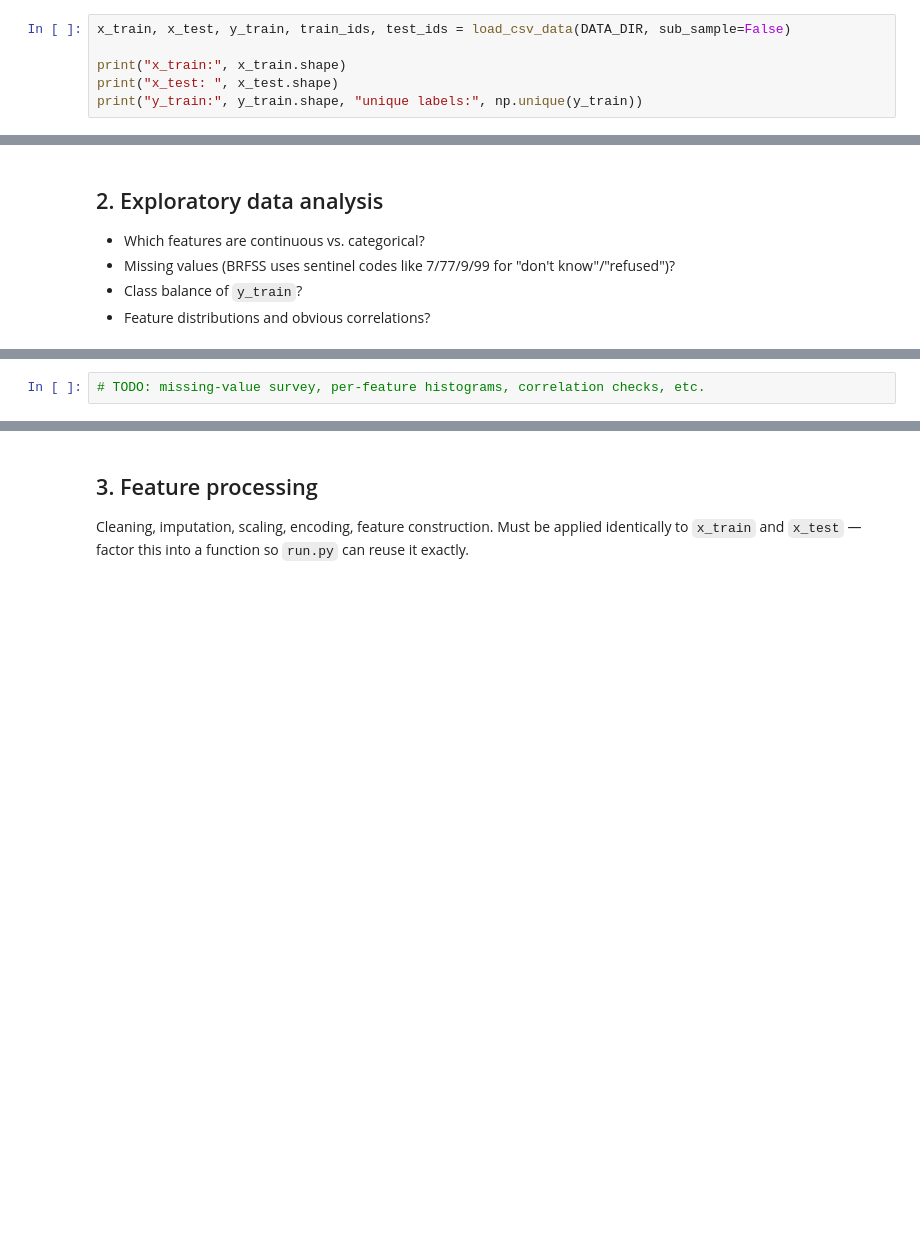
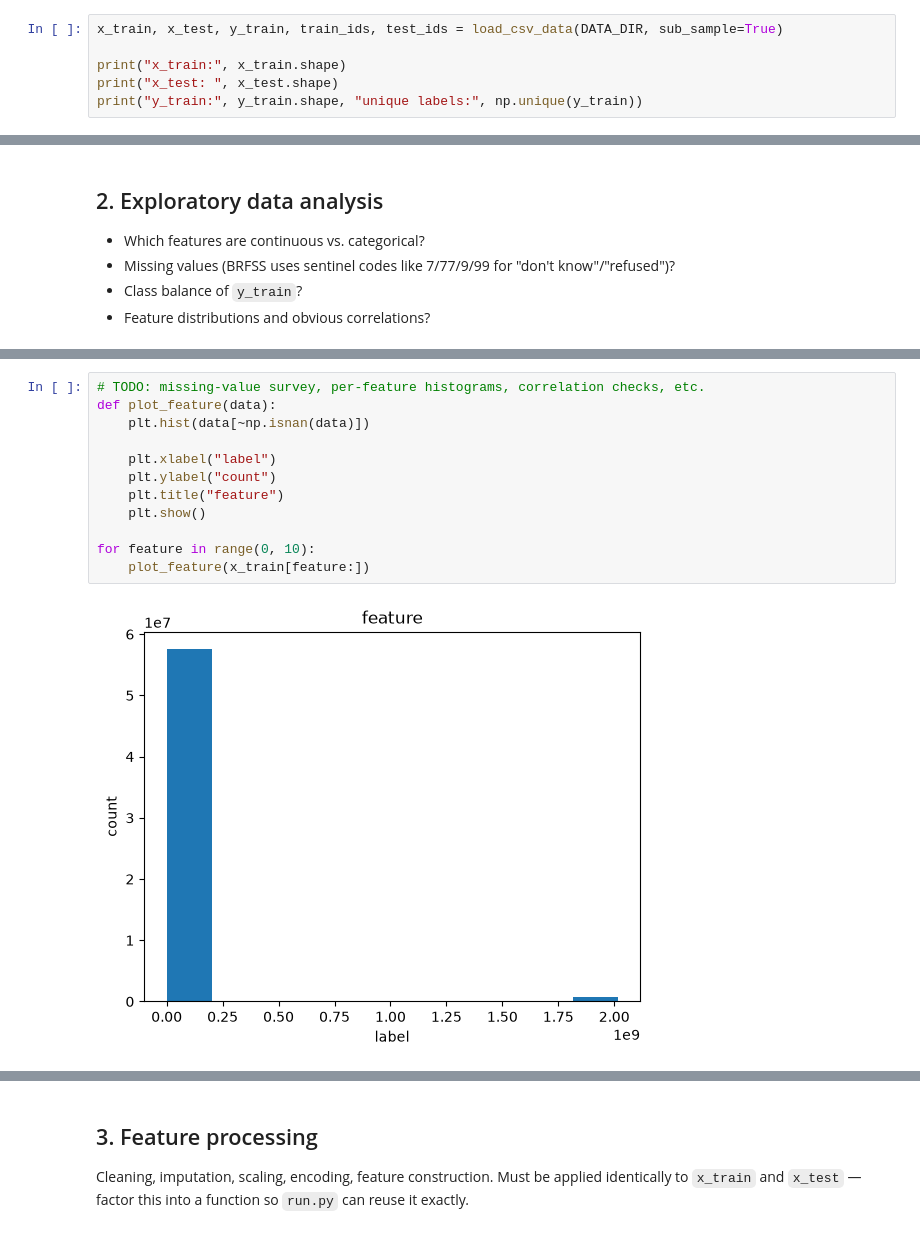
Before and after one commit to Frostweeds/EPFL_ML_Project1, a Jupyter notebook: notebooks/project1.ipynb, the cells around one changed output, grey strips where cells are left out. Saved outputs shown, nothing was run; the diff lists cells and outputs as text; blank space fills up the shorter version.

```diff
--- a/notebooks/project1.ipynb
+++ b/notebooks/project1.ipynb
@@ -27,7 +27,7 @@ np.random.seed(1)
 
 Requires `x_train.csv`, `y_train.csv`, `x_test.csv` in `../data/` — see `../data/README.md`.
 # %%
-x_train, x_test, y_train, train_ids, test_ids = load_csv_data(DATA_DIR, sub_sample=False)
+x_train, x_test, y_train, train_ids, test_ids = load_csv_data(DATA_DIR, sub_sample=True)
 
 print("x_train:", x_train.shape)
 print("x_test: ", x_test.shape)
@@ -50,2 +56,14 @@ plt.show()
-# %%
-# TODO: missing-value survey, per-feature histograms, correlation checks, etc.
+# %%
+# TODO: missing-value survey, per-feature histograms, correlation checks, etc.
+def plot_feature(data):
+    plt.hist(data[~np.isnan(data)])
+
+    plt.xlabel("label")
+    plt.ylabel("count")
+    plt.title("feature")
+    plt.show()
+
+for feature in range(0, 10):
+    plot_feature(x_train[feature:])
+# %% [output]
+[figure, added]
```
Also changed, not shown: parts of 3 cells of this notebook.
